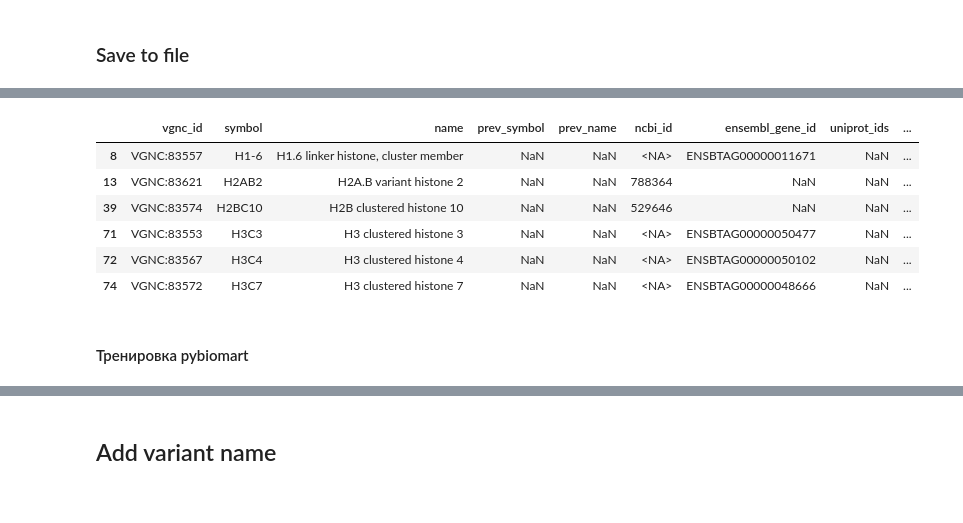
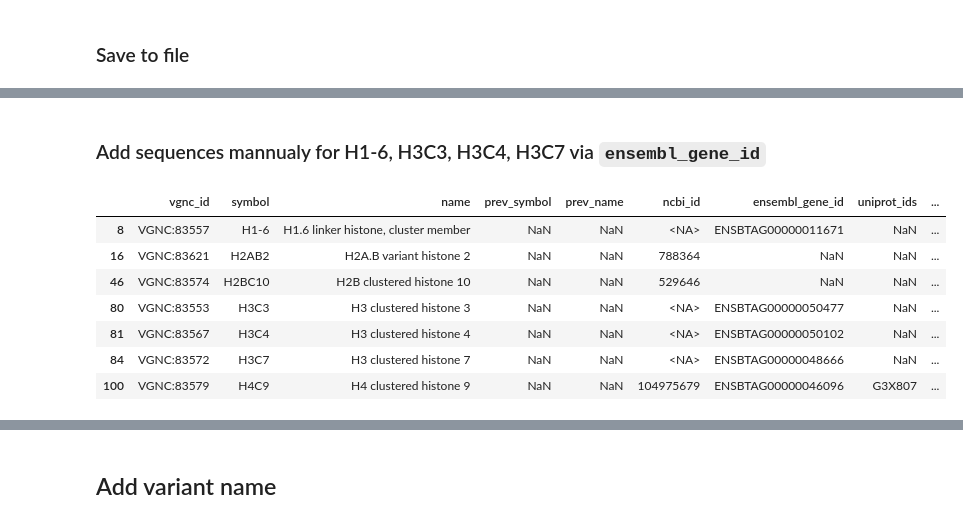
Before and after one commit to intbio/histonedb, a Jupyter notebook: CURATED_SET/mammalia_genes/Cattle_genes.ipynb, the cells around one changed output, grey strips where cells are left out. Saved outputs shown, nothing was run; the diff lists cells and outputs as text; code cells hidden in the pictures.

```diff
--- a/CURATED_SET/mammalia_genes/Cattle_genes.ipynb
+++ b/CURATED_SET/mammalia_genes/Cattle_genes.ipynb
@@ -534,0 +531,11 @@ genes_vgnc_merged.to_csv(f"{species}_genes_vgnc.csv", index=False)
+# %%
+import pandas as pd
+from Bio import Entrez, SeqIO
+
+Entrez.email = "lsingh@intbio.org"
+
+species = "Cattle"
+genes_vgnc_merged = pd.read_csv(f"{species}_genes_vgnc.csv")
+genes_vgnc_merged["ncbi_id"] = genes_vgnc_merged["ncbi_id"].astype("Int64")
+print(genes_vgnc_merged.shape)
+genes_vgnc_merged.head()
@@ -535,16 +550,16 @@ genes_vgnc_merged.to_csv(f"{species}_genes_vgnc.csv", index=False)
+# %% [markdown]
+### Add sequences mannualy for H1-6, H3C3, H3C4, H3C7 via `ensembl_gene_id`
 # %%
 genes_vgnc_merged[
     genes_vgnc_merged["accession"].isna()
-    & genes_vgnc_merged["uniprot_ids"].isna()
     & (~genes_vgnc_merged["symbol"].str.endswith(("P", "P1", "P2")))
 ]
-# NOT all genes with protein product have ncbi_id
-# we need to get them via ensembl_gene_id
 # %% [output]
 |  | vgnc_id | symbol | name | prev_symbol | prev_name | ncbi_id | ensembl_gene_id | uniprot_ids | ... |
 | 8 | VGNC:83557 | H1-6 | H1.6 linker histone, cluster member | NaN | NaN | <NA> | ENSBTAG00000011671 | NaN | ... |
-| 13 | VGNC:83621 | H2AB2 | H2A.B variant histone 2 | NaN | NaN | 788364 | NaN | NaN | ... |
-| 39 | VGNC:83574 | H2BC10 | H2B clustered histone 10 | NaN | NaN | 529646 | NaN | NaN | ... |
-| 71 | VGNC:83553 | H3C3 | H3 clustered histone 3 | NaN | NaN | <NA> | ENSBTAG00000050477 | NaN | ... |
-| 72 | VGNC:83567 | H3C4 | H3 clustered histone 4 | NaN | NaN | <NA> | ENSBTAG00000050102 | NaN | ... |
-| 74 | VGNC:83572 | H3C7 | H3 clustered histone 7 | NaN | NaN | <NA> | ENSBTAG00000048666 | NaN | ... |
+| 16 | VGNC:83621 | H2AB2 | H2A.B variant histone 2 | NaN | NaN | 788364 | NaN | NaN | ... |
+| 46 | VGNC:83574 | H2BC10 | H2B clustered histone 10 | NaN | NaN | 529646 | NaN | NaN | ... |
+| 80 | VGNC:83553 | H3C3 | H3 clustered histone 3 | NaN | NaN | <NA> | ENSBTAG00000050477 | NaN | ... |
+| 81 | VGNC:83567 | H3C4 | H3 clustered histone 4 | NaN | NaN | <NA> | ENSBTAG00000050102 | NaN | ... |
+| 84 | VGNC:83572 | H3C7 | H3 clustered histone 7 | NaN | NaN | <NA> | ENSBTAG00000048666 | NaN | ... |
+| 100 | VGNC:83579 | H4C9 | H4 clustered histone 9 | NaN | NaN | 104975679 | ENSBTAG00000046096 | G3X807 | ... |
@@ -556,2 +565,0 @@ pybiomart_host = "http://asia.ensembl.org"
-# %% [markdown]
-#### Тренировка pybiomart
```
Also changed, not shown: parts of 183 cells of this notebook, 4 other files.
